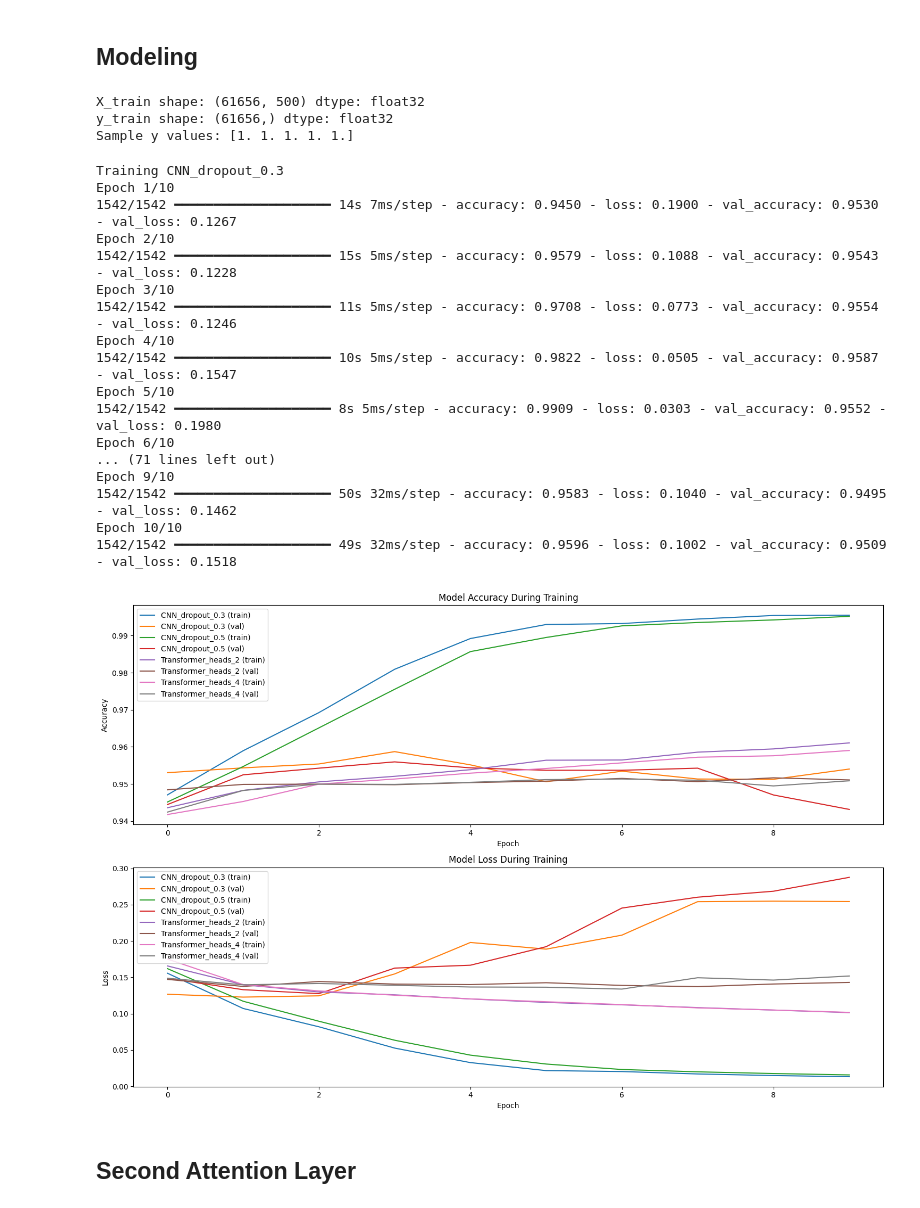
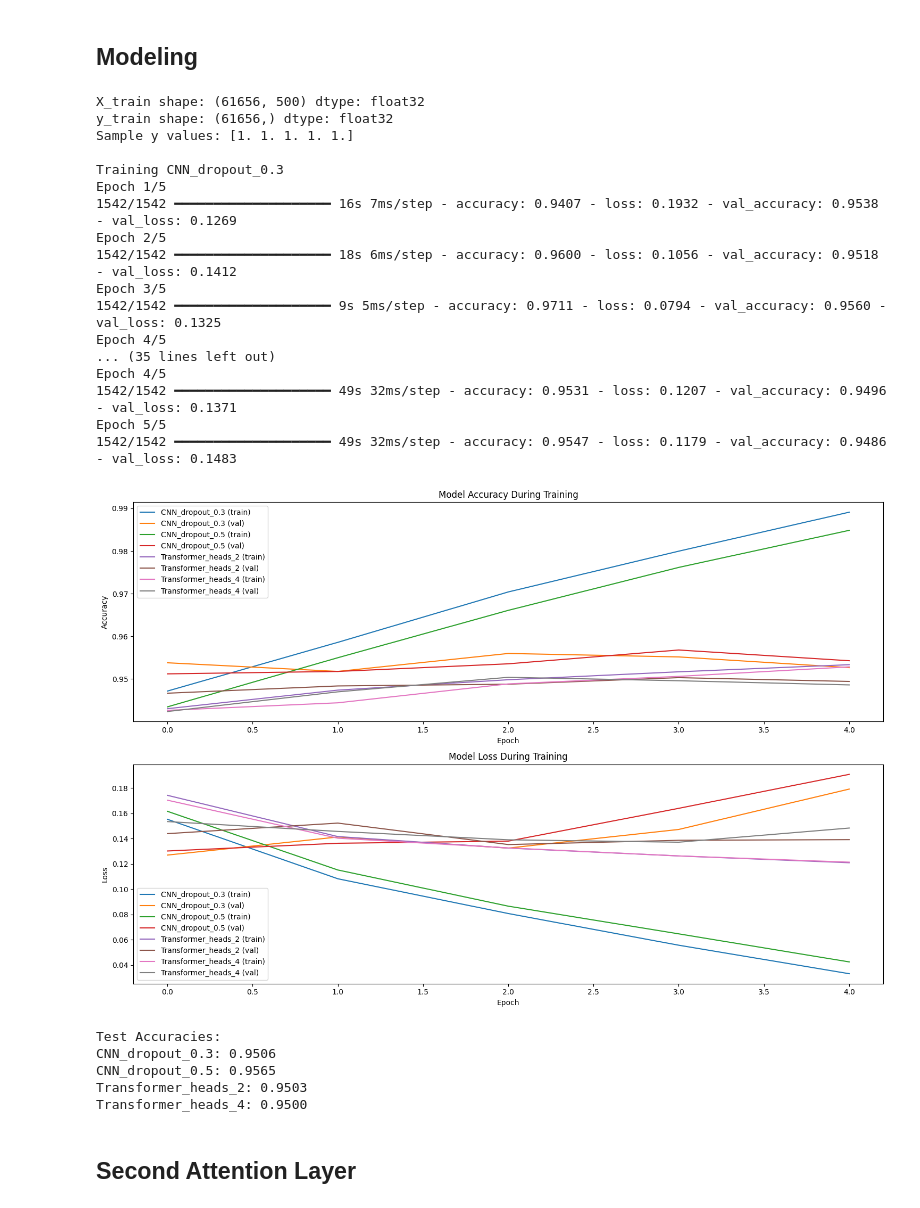
Before and after one commit to CloudMelanie/ml_lab7, a Jupyter notebook: main.ipynb, the cells around one changed output. Cells and saved outputs as stored; diff of their text form; code cells hidden in the pictures.

```diff
--- a/main.ipynb
+++ b/main.ipynb
@@ -242,7 +242,7 @@ for name, model in models.items():
 
     history = model.fit(
         X_train, y_train,
-        epochs=10,
+        epochs=5,
         batch_size=32,
         validation_split=0.2,
         verbose=1
@@ -258,51 +258,53 @@ plt.figure(figsize=(15, 10))
 plt.subplot(2, 1, 1)
 for name, history in histories.items():
     plt.plot(history['accuracy'], label=f'{name} (train)')
     plt.plot(history['val_accuracy'], label=f'{name} (val)')
 plt.title('Model Accuracy During Training')
 plt.ylabel('Accuracy')
 plt.xlabel('Epoch')
 plt.legend()
 
 # Plot training loss
 plt.subplot(2, 1, 2)
 for name, history in histories.items():
     plt.plot(history['loss'], label=f'{name} (train)')
     plt.plot(history['val_loss'], label=f'{name} (val)')
 plt.title('Model Loss During Training')
 plt.ylabel('Loss')
 plt.xlabel('Epoch')
 plt.legend()
 
 plt.tight_layout()
 plt.show()
 
 # Print final test accuracies
 print("\nTest Accuracies:")
 for name, accuracy in results.items():
     print(f"{name}: {accuracy:.4f}")
 # %% [output]
 X_train shape: (61656, 500) dtype: float32
 y_train shape: (61656,) dtype: float32
 Sample y values: [1. 1. 1. 1. 1.]
+
+Training CNN_dropout_0.3
+Epoch 1/5
+1542/1542 ━━━━━━━━━━━━━━━━━━━━ 16s 7ms/step - accuracy: 0.9407 - loss: 0.1932 - val_accuracy: 0.9538 - val_loss: 0.1269
+Epoch 2/5
+1542/1542 ━━━━━━━━━━━━━━━━━━━━ 18s 6ms/step - accuracy: 0.9600 - loss: 0.1056 - val_accuracy: 0.9518 - val_loss: 0.1412
+Epoch 3/5
+1542/1542 ━━━━━━━━━━━━━━━━━━━━ 9s 5ms/step - accuracy: 0.9711 - loss: 0.0794 - val_accuracy: 0.9560 - val_loss: 0.1325
+Epoch 4/5
+... (35 lines left out)
+Epoch 4/5
+1542/1542 ━━━━━━━━━━━━━━━━━━━━ 49s 32ms/step - accuracy: 0.9531 - loss: 0.1207 - val_accuracy: 0.9496 - val_loss: 0.1371
+Epoch 5/5
+1542/1542 ━━━━━━━━━━━━━━━━━━━━ 49s 32ms/step - accuracy: 0.9547 - loss: 0.1179 - val_accuracy: 0.9486 - val_loss: 0.1483
+[figure, new version]
-Training CNN_dropout_0.3
-Epoch 1/10
-1542/1542 ━━━━━━━━━━━━━━━━━━━━ 14s 7ms/step - accuracy: 0.9450 - loss: 0.1900 - val_accuracy: 0.9530 - val_loss: 0.1267
-Epoch 2/10
-1542/1542 ━━━━━━━━━━━━━━━━━━━━ 15s 5ms/step - accuracy: 0.9579 - loss: 0.1088 - val_accuracy: 0.9543 - val_loss: 0.1228
-Epoch 3/10
-1542/1542 ━━━━━━━━━━━━━━━━━━━━ 11s 5ms/step - accuracy: 0.9708 - loss: 0.0773 - val_accuracy: 0.9554 - val_loss: 0.1246
-Epoch 4/10
-1542/1542 ━━━━━━━━━━━━━━━━━━━━ 10s 5ms/step - accuracy: 0.9822 - loss: 0.0505 - val_accuracy: 0.9587 - val_loss: 0.1547
-Epoch 5/10
-1542/1542 ━━━━━━━━━━━━━━━━━━━━ 8s 5ms/step - accuracy: 0.9909 - loss: 0.0303 - val_accuracy: 0.9552 - val_loss: 0.1980
-Epoch 6/10
-... (71 lines left out)
-Epoch 9/10
-1542/1542 ━━━━━━━━━━━━━━━━━━━━ 50s 32ms/step - accuracy: 0.9583 - loss: 0.1040 - val_accuracy: 0.9495 - val_loss: 0.1462
-Epoch 10/10
-1542/1542 ━━━━━━━━━━━━━━━━━━━━ 49s 32ms/step - accuracy: 0.9596 - loss: 0.1002 - val_accuracy: 0.9509 - val_loss: 0.1518
+Test Accuracies:
+CNN_dropout_0.3: 0.9506
+CNN_dropout_0.5: 0.9565
+Transformer_heads_2: 0.9503
+Transformer_heads_4: 0.9500
-[figure, old version]
 # %% [markdown]
 ## Second Attention Layer
 # %%
```
Also changed, not shown: parts of 4 cells of this notebook.
